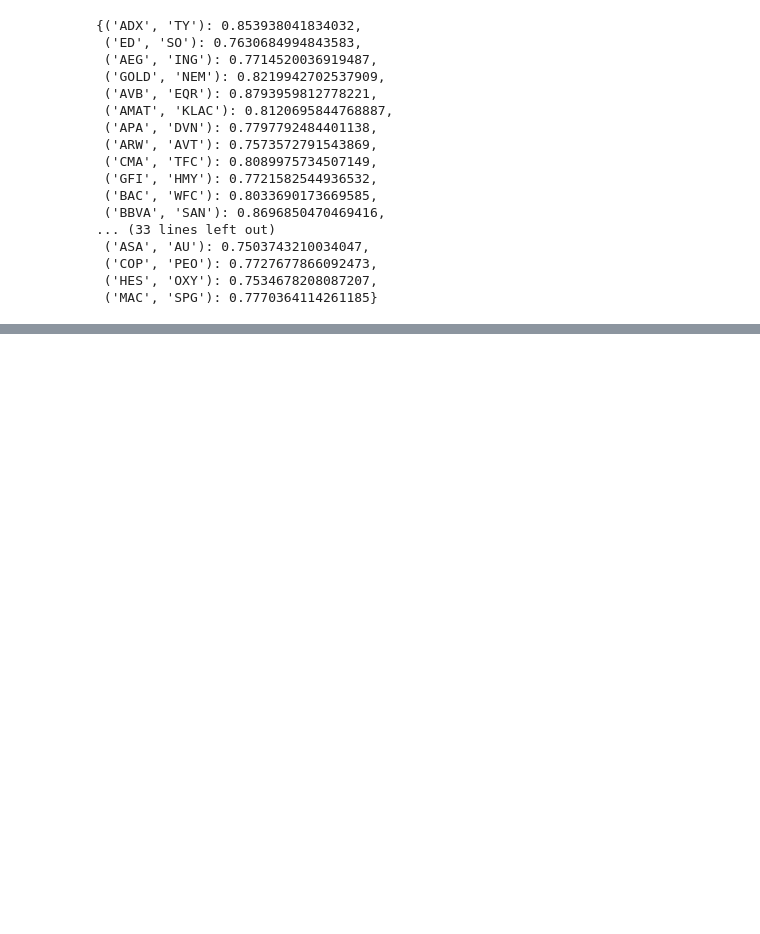
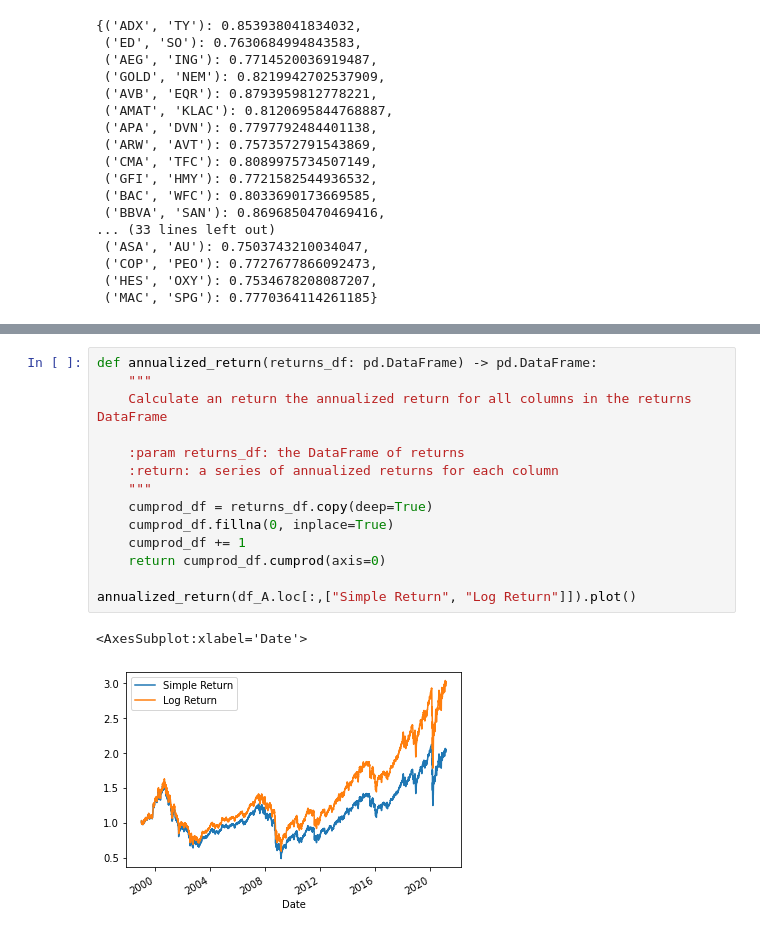
Before and after one commit to WatweA/RNNforPairsTrading, a Jupyter notebook: benchmark_models.ipynb, the cells around one changed output, grey strips where cells are left out. Saved outputs shown, nothing was run; the diff lists cells and outputs as text; blank space fills up the shorter version.

Commit message:
finance return metrics

```diff
--- a/benchmark_models.ipynb
+++ b/benchmark_models.ipynb
@@ -108,0 +139,17 @@ mean_squared_error(np.array(pair_df.loc["2015-01-01":, "Return Diff"]), pred_dif
+# %%
+def annualized_return(returns_df: pd.DataFrame) -> pd.DataFrame:
+    """
+    Calculate an return the annualized return for all columns in the returns DataFrame
+
+    :param returns_df: the DataFrame of returns
+    :return: a series of annualized returns for each column
+    """
+    cumprod_df = returns_df.copy(deep=True)
+    cumprod_df.fillna(0, inplace=True)
+    cumprod_df += 1
+    return cumprod_df.cumprod(axis=0)
+
+annualized_return(df_A.loc[:,["Simple Return", "Log Return"]]).plot()
+# %% [output]
+<AxesSubplot:xlabel='Date'>
+[figure, added]
```
Also changed, not shown: parts of 7 cells of this notebook, 2 other files.
